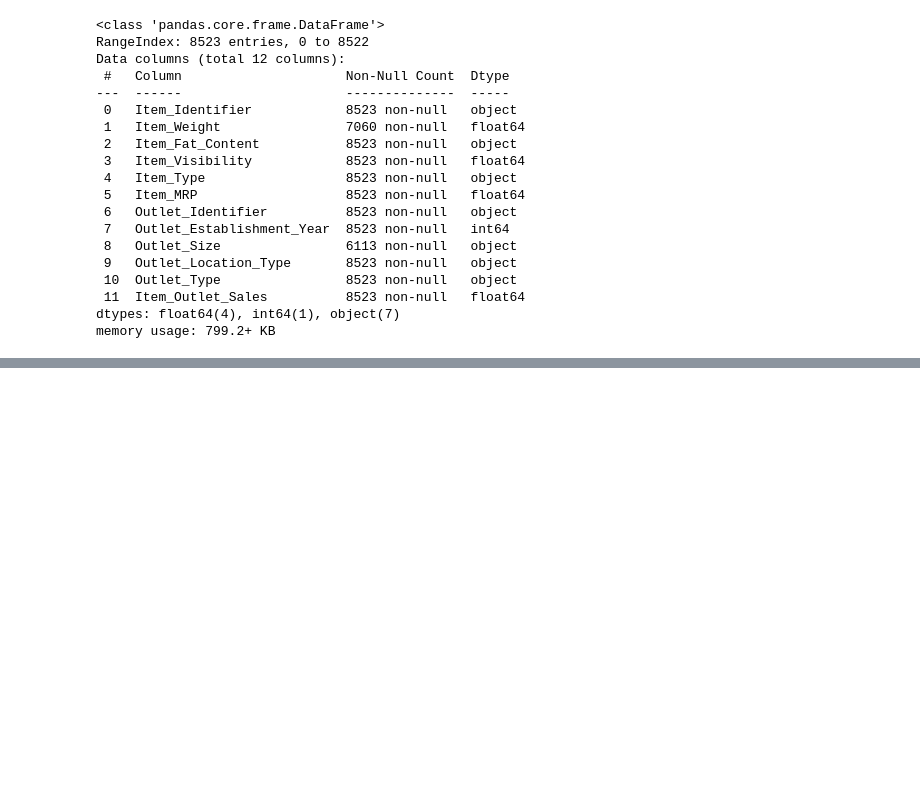
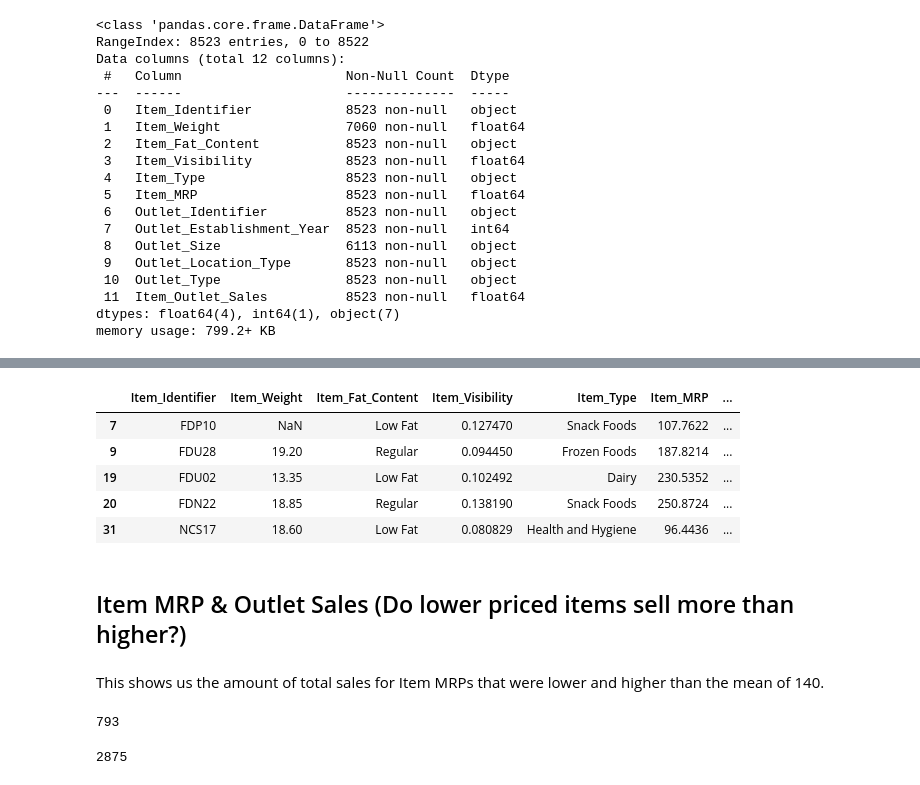
Before and after one commit to GilbertRPG/sales-predictions, a Jupyter notebook: data_cleaning.ipynb, the cells around one changed output, grey strips where cells are left out. Saved outputs shown, nothing was run; the diff lists cells and outputs as text; code cells hidden in the pictures; blank space fills up the shorter version.

```diff
--- a/data_cleaning.ipynb
+++ b/data_cleaning.ipynb
@@ -70,0 +177,16 @@ df.loc[OutletSize_Missing]
+# %%
+Items = df['Item_Visibility'] >= 0.06
+Sales = df['Item_Outlet_Sales'] >= 2100
+ItemVisandOutletSales = df.loc[Items & Sales].head()
+ItemVisandOutletSales
+# %% [output]
+|  | Item_Identifier | Item_Weight | Item_Fat_Content | Item_Visibility | Item_Type | Item_MRP | ... |
+| 7 | FDP10 | NaN | Low Fat | 0.127470 | Snack Foods | 107.7622 | ... |
+| 9 | FDU28 | 19.20 | Regular | 0.094450 | Frozen Foods | 187.8214 | ... |
+| 19 | FDU02 | 13.35 | Low Fat | 0.102492 | Dairy | 230.5352 | ... |
+| 20 | FDN22 | 18.85 | Regular | 0.138190 | Snack Foods | 250.8724 | ... |
+| 31 | NCS17 | 18.60 | Low Fat | 0.080829 | Health and Hygiene | 96.4436 | ... |
+# %% [markdown]
+## Item MRP & Outlet Sales (Do lower priced items sell more than higher?)
+# %% [markdown]
+This shows us the amount of total sales for Item MRPs that were lower and higher than the mean of 140.
@@ -70,0 +198,8 @@ df.loc[OutletSize_Missing]
+# %%
+len(SalesLessThan140)
+# %% [output]
+793
+# %%
+len(SalesGreaterThan140)
+# %% [output]
+2875
```
Also changed, not shown: parts of 25 cells of this notebook.
